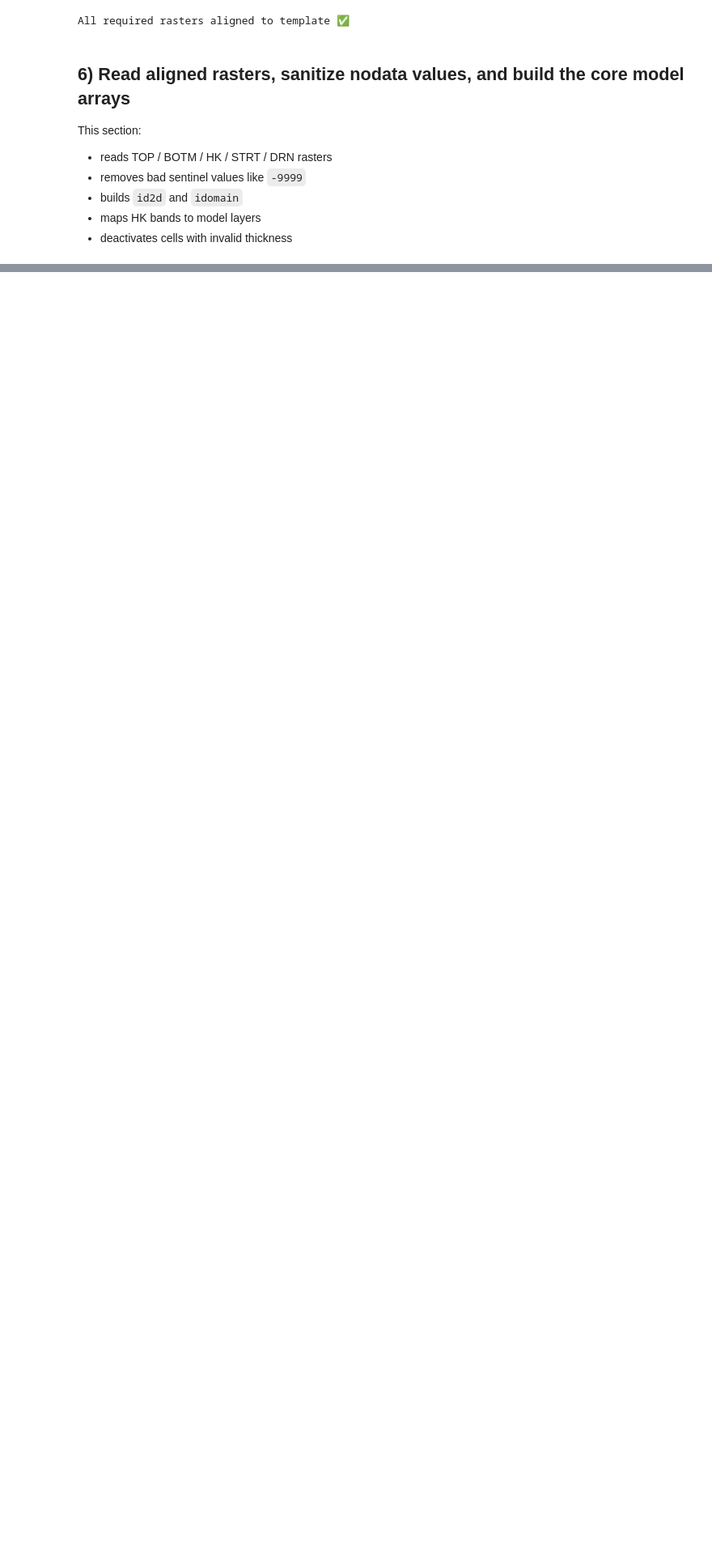
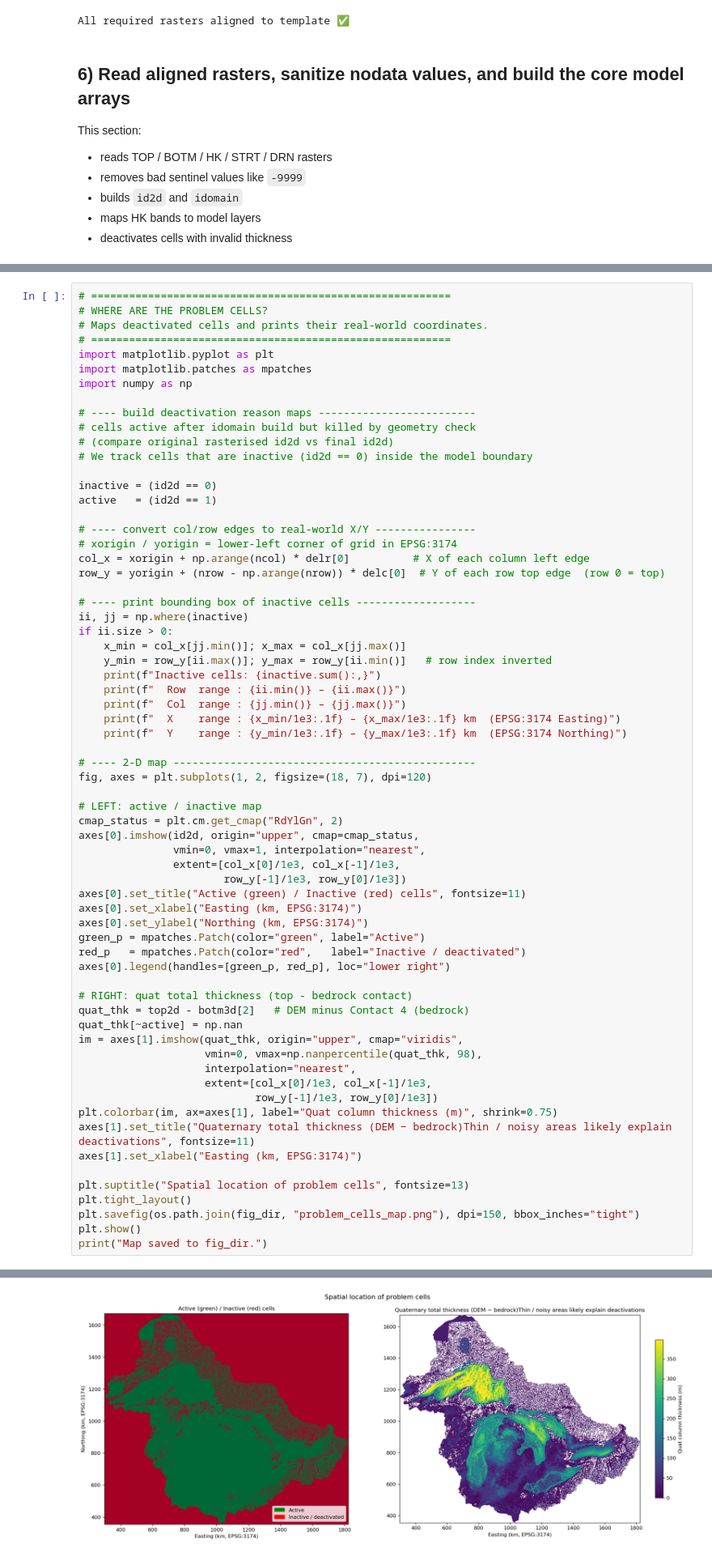
Before and after one commit to saminab/GreatLakesProject, a Jupyter notebook: flopysim/Modeflow6_SImulation.ipynb, the cells around one changed output, grey strips where cells are left out. Shown at 81% size. Drawn from its saved outputs; the diff is of its cells as text; blank space fills up the shorter version.

```diff
--- a/flopysim/Modeflow6_SImulation.ipynb
+++ b/flopysim/Modeflow6_SImulation.ipynb
@@ -638,0 +671,67 @@ print(f'Cross-section saved to fig_dir.')
+# %%
+# =========================================================
+# WHERE ARE THE PROBLEM CELLS?
+# Maps deactivated cells and prints their real-world coordinates.
+# =========================================================
+import matplotlib.pyplot as plt
+import matplotlib.patches as mpatches
+import numpy as np
+
+# ---- build deactivation reason maps -------------------------
+# cells active after idomain build but killed by geometry check
+# (compare original rasterised id2d vs final id2d)
+# We track cells that are inactive (id2d == 0) inside the model boundary
+
+inactive = (id2d == 0)
+active   = (id2d == 1)
+
+# ---- convert col/row edges to real-world X/Y ----------------
+# xorigin / yorigin = lower-left corner of grid in EPSG:3174
+col_x = xorigin + np.arange(ncol) * delr[0]          # X of each column left edge
+row_y = yorigin + (nrow - np.arange(nrow)) * delc[0]  # Y of each row top edge  (row 0 = top)
+
+# ---- print bounding box of inactive cells -------------------
+ii, jj = np.where(inactive)
+if ii.size > 0:
+    x_min = col_x[jj.min()]; x_max = col_x[jj.max()]
+    y_min = row_y[ii.max()]; y_max = row_y[ii.min()]   # row index inverted
+    print(f"Inactive cells: {inactive.sum():,}")
+    print(f"  Row  range : {ii.min()} – {ii.max()}")
+    print(f"  Col  range : {jj.min()} – {jj.max()}")
+    print(f"  X    range : {x_min/1e3:.1f} – {x_max/1e3:.1f} km  (EPSG:3174 Easting)")
+    print(f"  Y    range : {y_min/1e3:.1f} – {y_max/1e3:.1f} km  (EPSG:3174 Northing)")
+
+# ---- 2-D map ------------------------------------------------
+fig, axes = plt.subplots(1, 2, figsize=(18, 7), dpi=120)
+
+# LEFT: active / inactive map
+cmap_status = plt.cm.get_cmap("RdYlGn", 2)
+axes[0].imshow(id2d, origin="upper", cmap=cmap_status,
+               vmin=0, vmax=1, interpolation="nearest",
+               extent=[col_x[0]/1e3, col_x[-1]/1e3,
+                       row_y[-1]/1e3, row_y[0]/1e3])
+axes[0].set_title("Active (green) / Inactive (red) cells", fontsize=11)
+axes[0].set_xlabel("Easting (km, EPSG:3174)")
+axes[0].set_ylabel("Northing (km, EPSG:3174)")
+green_p = mpatches.Patch(color="green", label="Active")
+red_p   = mpatches.Patch(color="red",   label="Inactive / deactivated")
+axes[0].legend(handles=[green_p, red_p], loc="lower right")
+
+# RIGHT: quat total thickness (top - bedrock contact)
+quat_thk = top2d - botm3d[2]   # DEM minus Contact 4 (bedrock)
+quat_thk[~active] = np.nan
+im = axes[1].imshow(quat_thk, origin="upper", cmap="viridis",
+                    vmin=0, vmax=np.nanpercentile(quat_thk, 98),
+                    interpolation="nearest",
+                    extent=[col_x[0]/1e3, col_x[-1]/1e3,
+                            row_y[-1]/1e3, row_y[0]/1e3])
+plt.colorbar(im, ax=axes[1], label="Quat column thickness (m)", shrink=0.75)
+axes[1].set_title("Quaternary total thickness (DEM − bedrock)Thin / noisy areas likely explain deactivations", fontsize=11)
+axes[1].set_xlabel("Easting (km, EPSG:3174)")
+
+plt.suptitle("Spatial location of problem cells", fontsize=13)
+plt.tight_layout()
+plt.savefig(os.path.join(fig_dir, "problem_cells_map.png"), dpi=150, bbox_inches="tight")
+plt.show()
+print("Map saved to fig_dir.")
+# %% [output]
@@ -638,0 +743 @@ print(f'Cross-section saved to fig_dir.')
+[figure, added]
```
Also changed, not shown: parts of 20 cells of this notebook, 1 other file.
